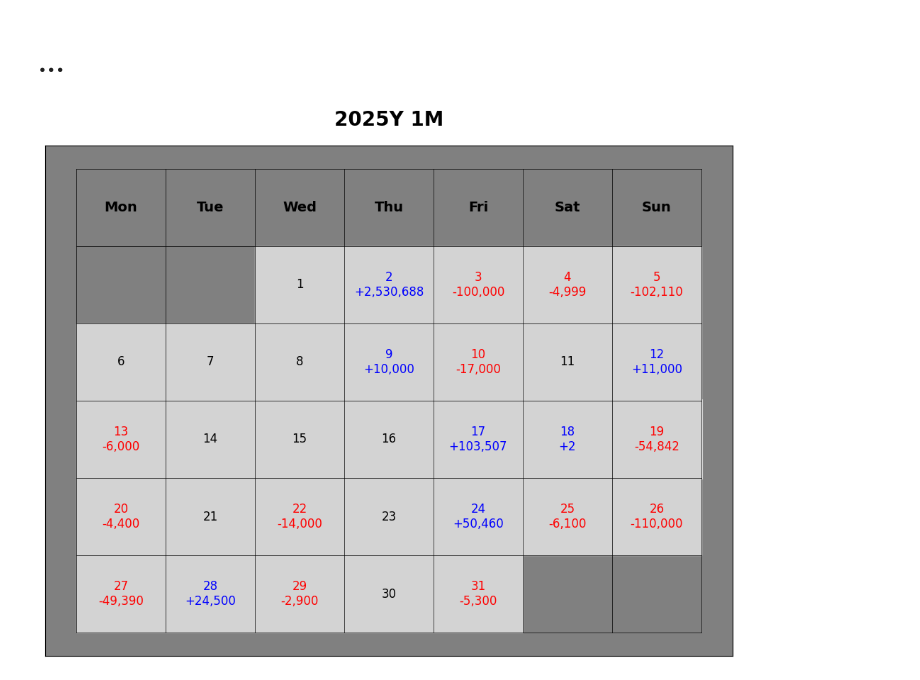
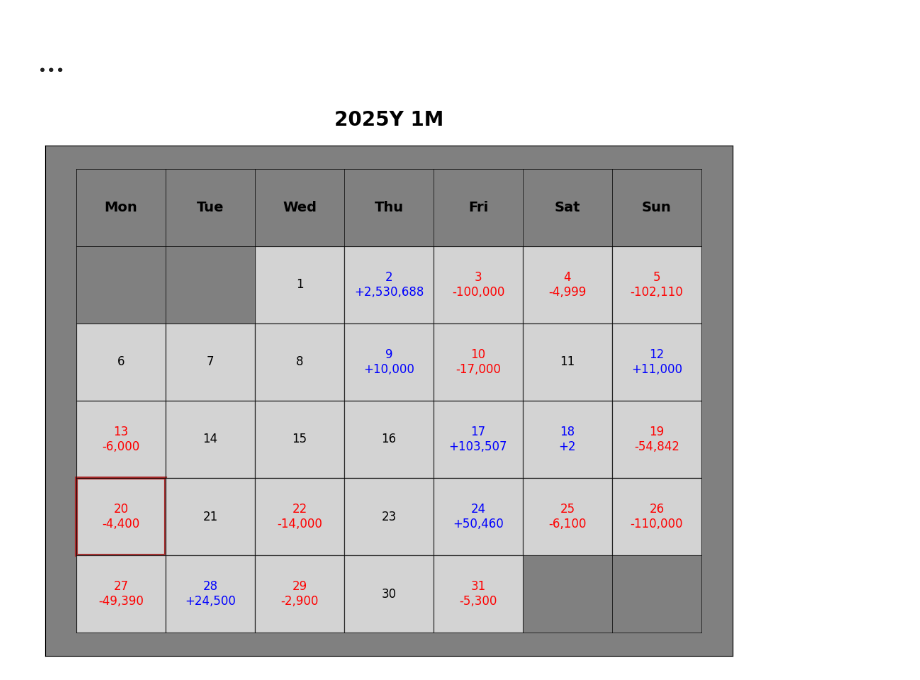
Before and after one commit to MovingJu/Activities, a Jupyter notebook: calendar.ipynb, the cells around one changed output. Cells and saved outputs as stored; diff of their text form; code cells hidden in the pictures.

```diff
--- a/calendar.ipynb
+++ b/calendar.ipynb
@@ -66,13 +66,13 @@ def create_calendar(year: int, month: int, days: list[int], amounts: list[int]):
                 # 오늘 날짜 강조: 두꺼운 검은 테두리 박스 추가
                 if day == current_day:
                     ax.add_patch(plt.Rectangle((col - 0.5, 5 - row - 0.5), 1, 1,
-                                                color='lightgray',
-                                                edgecolor='brown', facecolor='none', linewidth=3))
+                                                facecolor='lightgray',
+                                                edgecolor='brown', linewidth=3))
                 # 날짜를 둘러싼 기본 박스
                 else:
                     ax.add_patch(plt.Rectangle((col - 0.5, 5 - row - 0.5), 1, 1,
-                                                color='lightgray',
-                                                edgecolor='gray', facecolor='white', linewidth=1))
+                                                facecolor='lightgray',
+                                                edgecolor='gray', linewidth=1))
 
     # 격자선 스타일 추가 (수평선과 수직선) - 검은색으로 변경
     for x in range(8):
@@ -84,23 +84,22 @@ def create_calendar(year: int, month: int, days: list[int], amounts: list[int]):
     plt.tight_layout()
 
     return fig
-
-
-# 연도와 월 설정
-year = 2025
-month = 1
-
-# 거래 데이터를 날짜와 금액으로 분리
-days = [1, 2, 3, 4, 5, 9, 10, 12, 13, 17, 18, 19, 20, 22, 24, 25, 26, 27, 28, 29, 31]
-amounts = [0, 2530688, -100000, -4999, -102110, 10000, -17000, 11000, -6000,
-           103507, 2, -54842, -4400, -14000, 50460, -6100, -110000, -49390, 24500,
-           -2900, -5300]
-
-# 달력 생성
-fig = create_calendar(year, month, days, amounts)
-
-# 생성된 달력 저장
-fig.savefig('calendar.png', dpi=200, bbox_inches='tight')
-plt.show()
-# %% [output]
-[figure, removed]
+# %%
+# 연도와 월 설정
+year = 2025
+month = 1
+
+# 거래 데이터를 날짜와 금액으로 분리
+days = [1, 2, 3, 4, 5, 9, 10, 12, 13, 17, 18, 19, 20, 22, 24, 25, 26, 27, 28, 29, 31]
+amounts = [None, 2530688, -100000, -4999, -102110, 10000, -17000, 11000, -6000,
+           103507, 2, -54842, -4400, -14000, 50460, -6100, -110000, -49390, 24500,
+           -2900, -5300]
+
+# 달력 생성
+fig = create_calendar(year, month, days, amounts)
+
+# 생성된 달력 저장
+fig.savefig('calendar.png', dpi=200, bbox_inches='tight')
+plt.show(fig)
+# %% [output]
+[figure, added]
```
Also changed, not shown: parts of 1 cell of this notebook, 10 other files.
